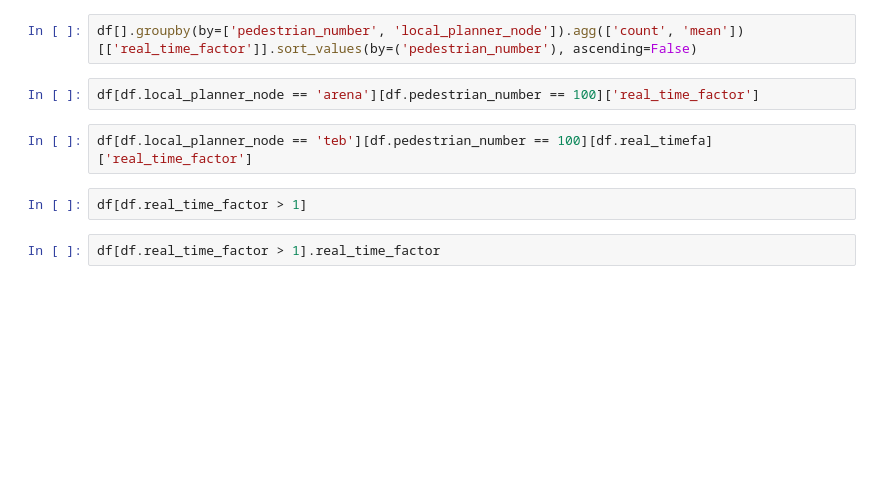
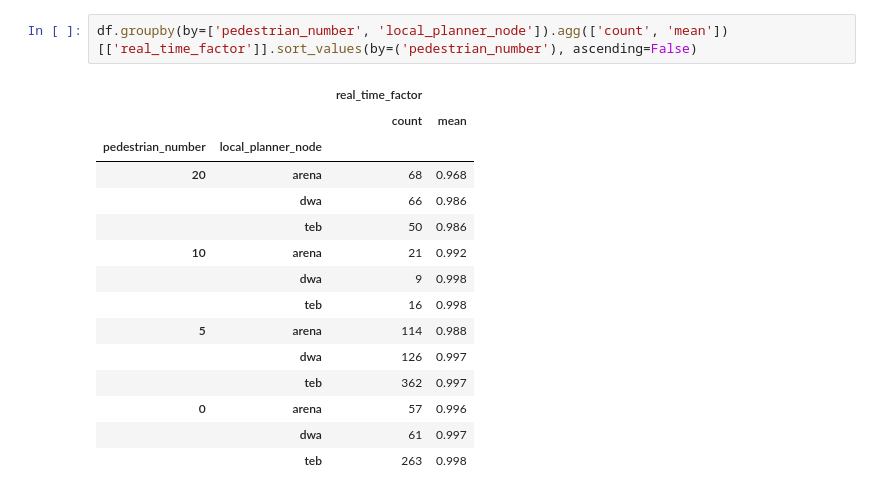
Before and after one commit to AIRLab-POLIMI/local_planning_performance_modelling, a Jupyter notebook: notebooks/thesis_plots_w_import.ipynb, the cells around one changed output. Cells and saved outputs as stored; diff of their text form; blank space fills up the shorter version.

```diff
--- a/notebooks/thesis_plots_w_import.ipynb
+++ b/notebooks/thesis_plots_w_import.ipynb
@@ -251,10 +184,18 @@ df.groupby(by=['pedestrian_number', 'local_planner_node']).agg(['count', 'mean']
 # %%
-df[].groupby(by=['pedestrian_number', 'local_planner_node']).agg(['count', 'mean'])[['real_time_factor']].sort_values(by=('pedestrian_number'), ascending=False)
+df.groupby(by=['pedestrian_number', 'local_planner_node']).agg(['count', 'mean'])[['real_time_factor']].sort_values(by=('pedestrian_number'), ascending=False)
+# %% [output]
+|  |  | real_time_factor |  |
+|  |  | count | mean |
+| pedestrian_number | local_planner_node |  |  |
+| 20 | arena | 68 | 0.968 |
+|  | dwa | 66 | 0.986 |
+|  | teb | 50 | 0.986 |
+| 10 | arena | 21 | 0.992 |
+|  | dwa | 9 | 0.998 |
+|  | teb | 16 | 0.998 |
+| 5 | arena | 114 | 0.988 |
+|  | dwa | 126 | 0.997 |
+|  | teb | 362 | 0.997 |
+| 0 | arena | 57 | 0.996 |
+|  | dwa | 61 | 0.997 |
+|  | teb | 263 | 0.998 |
-# %%
-df[df.local_planner_node == 'arena'][df.pedestrian_number == 100]['real_time_factor']
-# %%
-df[df.local_planner_node == 'teb'][df.pedestrian_number == 100][df.real_timefa]['real_time_factor']
-# %%
-df[df.real_time_factor > 1]
-# %%
-df[df.real_time_factor > 1].real_time_factor
```
Also changed, not shown: parts of 20 cells of this notebook, 2 other files.
